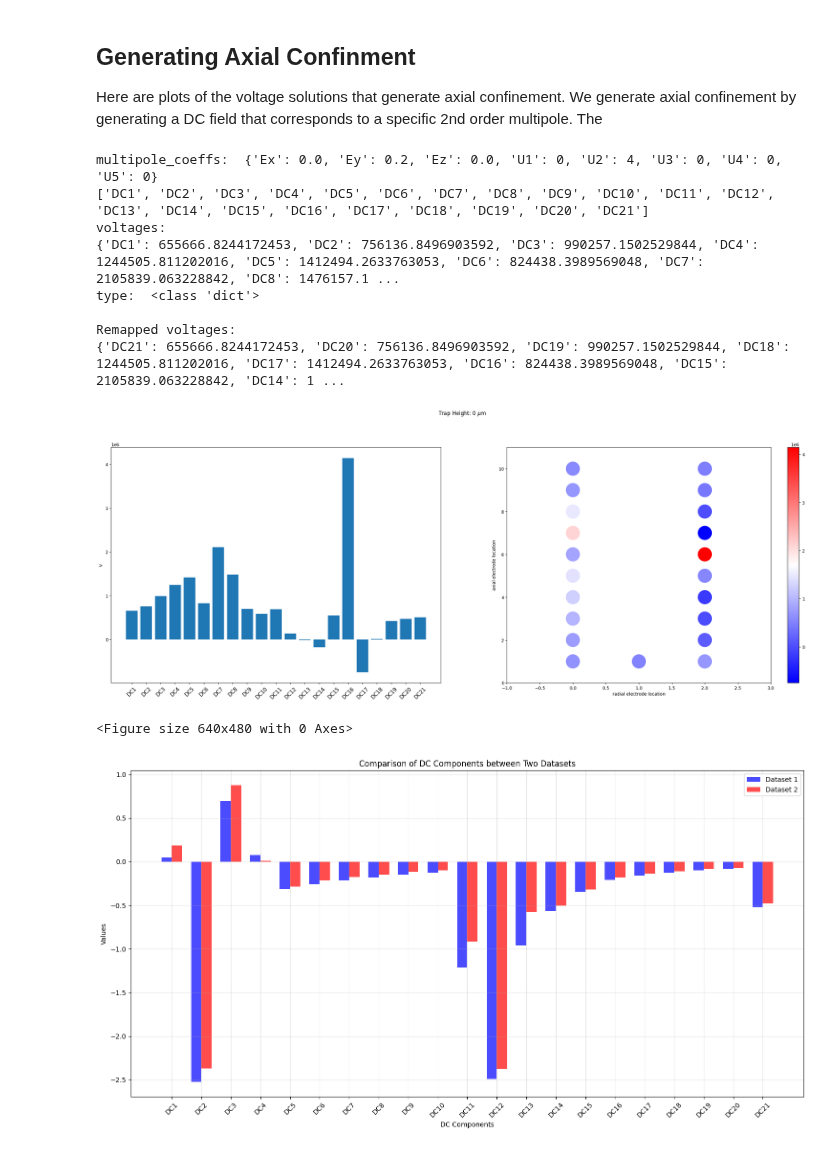
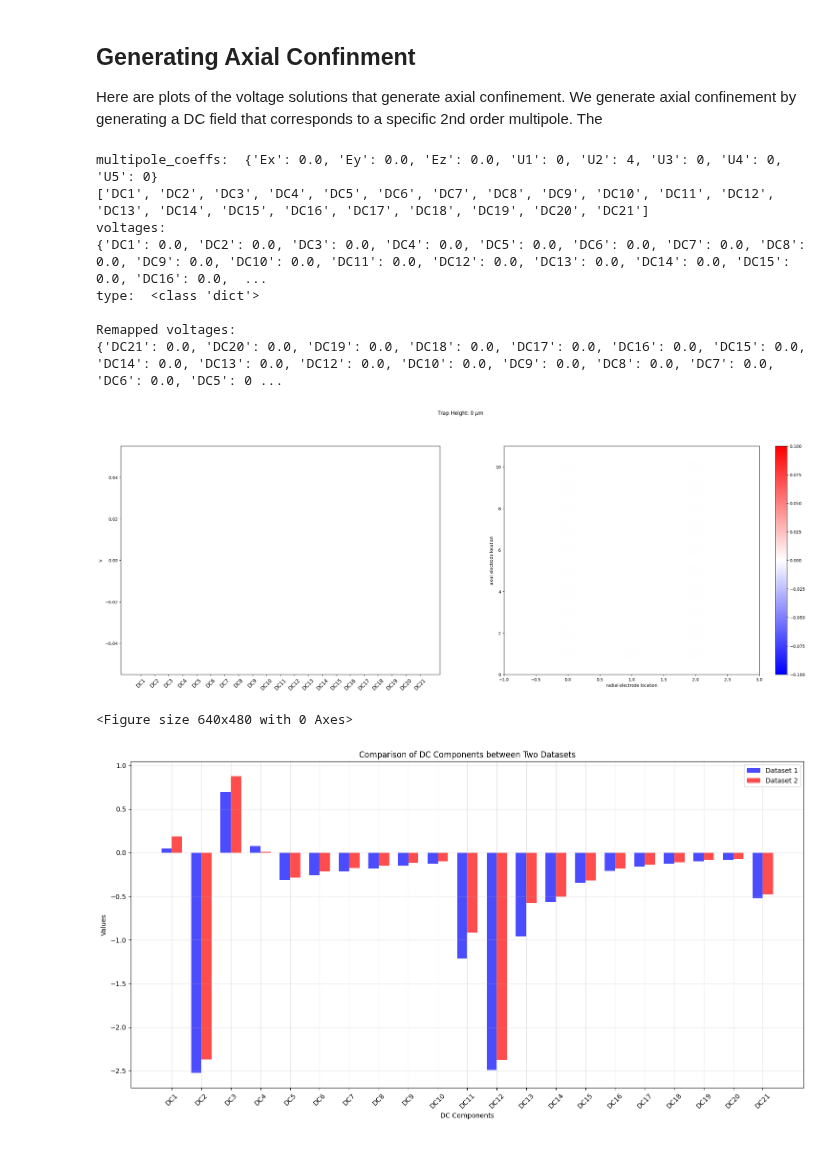
Before and after one commit to HaeffnerLab/integrated_photonics_bem, a Jupyter notebook: examples/Integrated_photonics/III_Multipole_Expansion.ipynb, the cells around one changed output. Drawn from its saved outputs; the diff is of its cells as text; code cells hidden in the pictures.

```diff
--- a/examples/Integrated_photonics/III_Multipole_Expansion.ipynb
+++ b/examples/Integrated_photonics/III_Multipole_Expansion.ipynb
@@ -475,7 +473,7 @@ voltages = plot_muls(s,xl,zl,roi,
                      height = 0,
                      ez=0.0,
                      ex=0.0,
-                     ey=0.2,
+                     ey=0.0,
                      u2=4,
                      u5=0,
                      u1=0,
@@ -495,37 +493,37 @@ voltage_mapping = {
     "DC8": "DC14",
     "DC9": "DC13",
     "DC10": "DC12",
     "DC11": "DC10",
     "DC12": "DC9",
     "DC13": "DC8",
     "DC14": "DC7",
     "DC15": "DC6",
     "DC16": "DC5",
     "DC17": "DC4",
     "DC18": "DC3",
     "DC19": "DC2",
     "DC20": "DC1",
     "DC21": "DC11",
 }
 
 # Remap the voltages dictionary keys using voltage_mapping
 remapped_voltages = {voltage_mapping.get(k, k): v for k, v in voltages.items()}
 print(f"\nRemapped voltages: \n{remapped_voltages}")
 
 fig.canvas.draw()
 fig.tight_layout(pad=1)
 fig = plt.figure()
 plt.show()
 # %% [output]
-multipole_coeffs:  {'Ex': 0.0, 'Ey': 0.2, 'Ez': 0.0, 'U1': 0, 'U2': 4, 'U3': 0, 'U4': 0, 'U5': 0}
+multipole_coeffs:  {'Ex': 0.0, 'Ey': 0.0, 'Ez': 0.0, 'U1': 0, 'U2': 4, 'U3': 0, 'U4': 0, 'U5': 0}
 ['DC1', 'DC2', 'DC3', 'DC4', 'DC5', 'DC6', 'DC7', 'DC8', 'DC9', 'DC10', 'DC11', 'DC12', 'DC13', 'DC14', 'DC15', 'DC16', 'DC17', 'DC18', 'DC19', 'DC20', 'DC21']
 voltages:
-{'DC1': 655666.8244172453, 'DC2': 756136.8496903592, 'DC3': 990257.1502529844, 'DC4': 1244505.811202016, 'DC5': 1412494.2633763053, 'DC6': 824438.3989569048, 'DC7': 2105839.063228842, 'DC8': 1476157.1 ...
+{'DC1': 0.0, 'DC2': 0.0, 'DC3': 0.0, 'DC4': 0.0, 'DC5': 0.0, 'DC6': 0.0, 'DC7': 0.0, 'DC8': 0.0, 'DC9': 0.0, 'DC10': 0.0, 'DC11': 0.0, 'DC12': 0.0, 'DC13': 0.0, 'DC14': 0.0, 'DC15': 0.0, 'DC16': 0.0,  ...
 type:  <class 'dict'>
 
 Remapped voltages:
-{'DC21': 655666.8244172453, 'DC20': 756136.8496903592, 'DC19': 990257.1502529844, 'DC18': 1244505.811202016, 'DC17': 1412494.2633763053, 'DC16': 824438.3989569048, 'DC15': 2105839.063228842, 'DC14': 1 ...
+{'DC21': 0.0, 'DC20': 0.0, 'DC19': 0.0, 'DC18': 0.0, 'DC17': 0.0, 'DC16': 0.0, 'DC15': 0.0, 'DC14': 0.0, 'DC13': 0.0, 'DC12': 0.0, 'DC10': 0.0, 'DC9': 0.0, 'DC8': 0.0, 'DC7': 0.0, 'DC6': 0.0, 'DC5': 0 ...
-[figure, old version]
+[figure, new version]
 <Figure size 640x480 with 0 Axes>
 # %%
 import matplotlib.pyplot as plt
```
Also changed, not shown: parts of 6 cells of this notebook, 7 other files.
